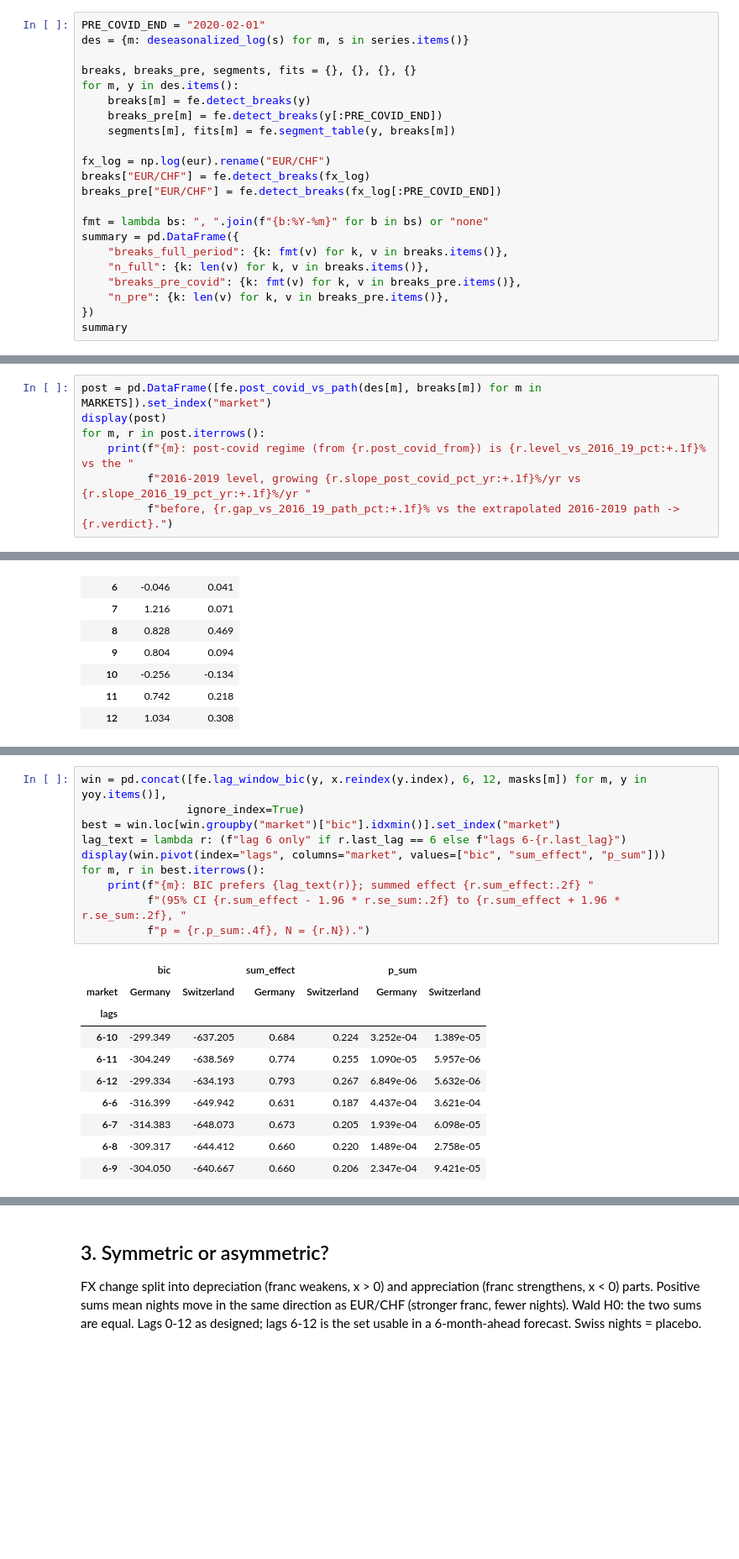
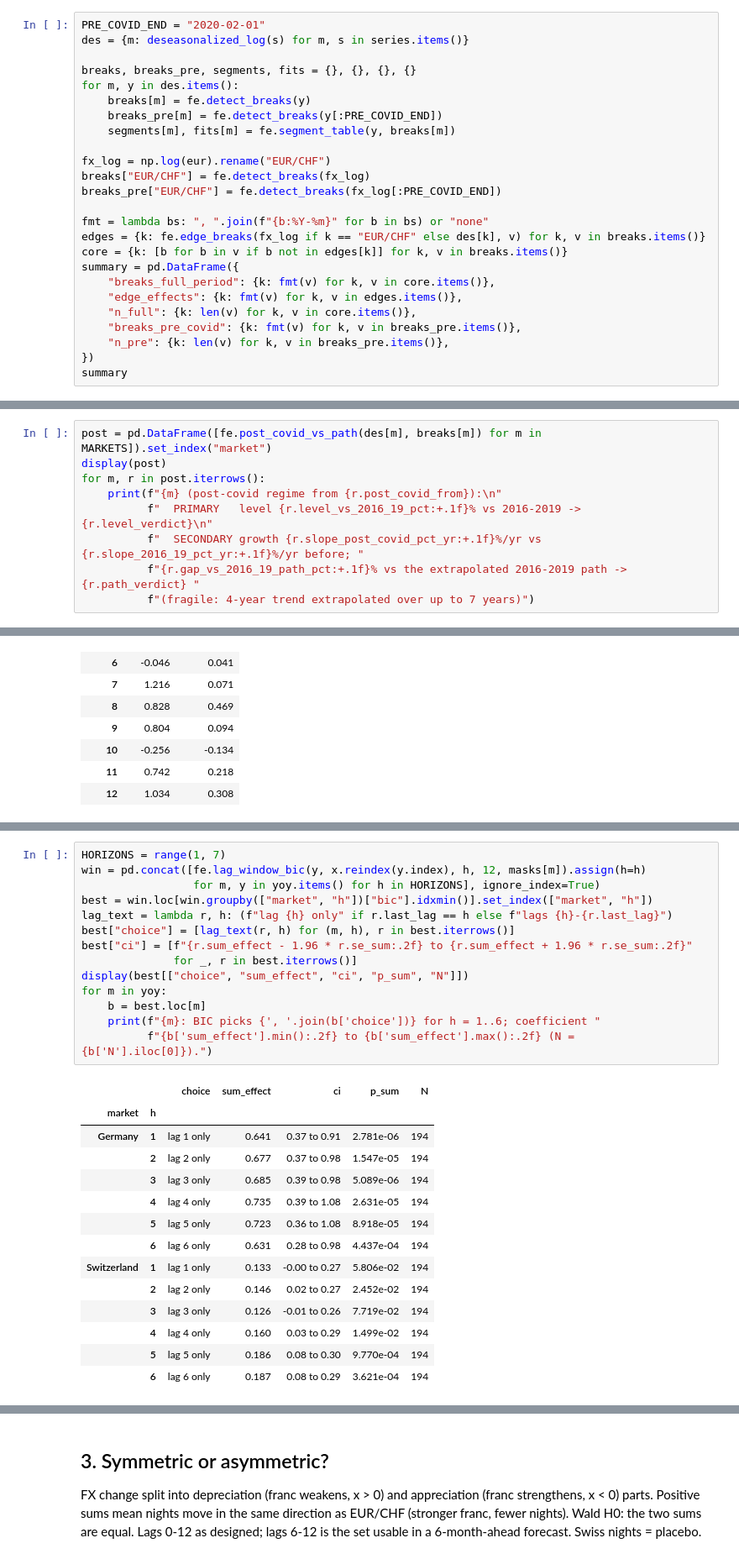
Before and after one commit to Pauulinooo/swiss-tourism-fx, a Jupyter notebook: notebooks/02_fx_effect.ipynb, the cells around one changed output, grey strips where cells are left out. Shown at 84% size. Cells and saved outputs as stored; diff of their text form; blank space fills up the shorter version.

```diff
--- a/notebooks/02_fx_effect.ipynb
+++ b/notebooks/02_fx_effect.ipynb
@@ -70,9 +82,12 @@ breaks["EUR/CHF"] = fe.detect_breaks(fx_log)
 breaks_pre["EUR/CHF"] = fe.detect_breaks(fx_log[:PRE_COVID_END])
 
 fmt = lambda bs: ", ".join(f"{b:%Y-%m}" for b in bs) or "none"
+edges = {k: fe.edge_breaks(fx_log if k == "EUR/CHF" else des[k], v) for k, v in breaks.items()}
+core = {k: [b for b in v if b not in edges[k]] for k, v in breaks.items()}
 summary = pd.DataFrame({
-    "breaks_full_period": {k: fmt(v) for k, v in breaks.items()},
-    "n_full": {k: len(v) for k, v in breaks.items()},
+    "breaks_full_period": {k: fmt(v) for k, v in core.items()},
+    "edge_effects": {k: fmt(v) for k, v in edges.items()},
+    "n_full": {k: len(v) for k, v in core.items()},
     "breaks_pre_covid": {k: fmt(v) for k, v in breaks_pre.items()},
     "n_pre": {k: len(v) for k, v in breaks_pre.items()},
 })
@@ -188,7 +216,9 @@ PosixPath('/Users/yasserpaulino/Desktop/swiss-tourism-fx/reports/figures/07_chan
 post = pd.DataFrame([fe.post_covid_vs_path(des[m], breaks[m]) for m in MARKETS]).set_index("market")
 display(post)
 for m, r in post.iterrows():
-    print(f"{m}: post-covid regime (from {r.post_covid_from}) is {r.level_vs_2016_19_pct:+.1f}% vs the "
-          f"2016-2019 level, growing {r.slope_post_covid_pct_yr:+.1f}%/yr vs {r.slope_2016_19_pct_yr:+.1f}%/yr "
-          f"before, {r.gap_vs_2016_19_path_pct:+.1f}% vs the extrapolated 2016-2019 path -> {r.verdict}.")
+    print(f"{m} (post-covid regime from {r.post_covid_from}):\n"
+          f"  PRIMARY   level {r.level_vs_2016_19_pct:+.1f}% vs 2016-2019 -> {r.level_verdict}\n"
+          f"  SECONDARY growth {r.slope_post_covid_pct_yr:+.1f}%/yr vs {r.slope_2016_19_pct_yr:+.1f}%/yr before; "
+          f"{r.gap_vs_2016_19_path_pct:+.1f}% vs the extrapolated 2016-2019 path -> {r.path_verdict} "
+          f"(fragile: 4-year trend extrapolated over up to 7 years)")
 # %% [output]
@@ -243,21 +279,29 @@ The cumulative sum jumps from lag to lag, confirming that single lags cannot be
 # %%
-win = pd.concat([fe.lag_window_bic(y, x.reindex(y.index), 6, 12, masks[m]) for m, y in yoy.items()],
-                ignore_index=True)
-best = win.loc[win.groupby("market")["bic"].idxmin()].set_index("market")
-lag_text = lambda r: (f"lag 6 only" if r.last_lag == 6 else f"lags 6-{r.last_lag}")
-display(win.pivot(index="lags", columns="market", values=["bic", "sum_effect", "p_sum"]))
-for m, r in best.iterrows():
-    print(f"{m}: BIC prefers {lag_text(r)}; summed effect {r.sum_effect:.2f} "
-          f"(95% CI {r.sum_effect - 1.96 * r.se_sum:.2f} to {r.sum_effect + 1.96 * r.se_sum:.2f}, "
-          f"p = {r.p_sum:.4f}, N = {r.N}).")
+HORIZONS = range(1, 7)
+win = pd.concat([fe.lag_window_bic(y, x.reindex(y.index), h, 12, masks[m]).assign(h=h)
+                 for m, y in yoy.items() for h in HORIZONS], ignore_index=True)
+best = win.loc[win.groupby(["market", "h"])["bic"].idxmin()].set_index(["market", "h"])
+lag_text = lambda r, h: (f"lag {h} only" if r.last_lag == h else f"lags {h}-{r.last_lag}")
+best["choice"] = [lag_text(r, h) for (m, h), r in best.iterrows()]
+best["ci"] = [f"{r.sum_effect - 1.96 * r.se_sum:.2f} to {r.sum_effect + 1.96 * r.se_sum:.2f}"
+              for _, r in best.iterrows()]
+display(best[["choice", "sum_effect", "ci", "p_sum", "N"]])
+for m in yoy:
+    b = best.loc[m]
+    print(f"{m}: BIC picks {', '.join(b['choice'])} for h = 1..6; coefficient "
+          f"{b['sum_effect'].min():.2f} to {b['sum_effect'].max():.2f} (N = {b['N'].iloc[0]}).")
 # %% [output]
-|  | bic |  | sum_effect |  | p_sum |  |
-| market | Germany | Switzerland | Germany | Switzerland | Germany | Switzerland |
-| lags |  |  |  |  |  |  |
-| 6-10 | -299.349 | -637.205 | 0.684 | 0.224 | 3.252e-04 | 1.389e-05 |
-| 6-11 | -304.249 | -638.569 | 0.774 | 0.255 | 1.090e-05 | 5.957e-06 |
-| 6-12 | -299.334 | -634.193 | 0.793 | 0.267 | 6.849e-06 | 5.632e-06 |
-| 6-6 | -316.399 | -649.942 | 0.631 | 0.187 | 4.437e-04 | 3.621e-04 |
-| 6-7 | -314.383 | -648.073 | 0.673 | 0.205 | 1.939e-04 | 6.098e-05 |
-| 6-8 | -309.317 | -644.412 | 0.660 | 0.220 | 1.489e-04 | 2.758e-05 |
-| 6-9 | -304.050 | -640.667 | 0.660 | 0.206 | 2.347e-04 | 9.421e-05 |
+|  |  | choice | sum_effect | ci | p_sum | N |
+| market | h |  |  |  |  |  |
+| Germany | 1 | lag 1 only | 0.641 | 0.37 to 0.91 | 2.781e-06 | 194 |
+|  | 2 | lag 2 only | 0.677 | 0.37 to 0.98 | 1.547e-05 | 194 |
+|  | 3 | lag 3 only | 0.685 | 0.39 to 0.98 | 5.089e-06 | 194 |
+|  | 4 | lag 4 only | 0.735 | 0.39 to 1.08 | 2.631e-05 | 194 |
+|  | 5 | lag 5 only | 0.723 | 0.36 to 1.08 | 8.918e-05 | 194 |
+|  | 6 | lag 6 only | 0.631 | 0.28 to 0.98 | 4.437e-04 | 194 |
+| Switzerland | 1 | lag 1 only | 0.133 | -0.00 to 0.27 | 5.806e-02 | 194 |
+|  | 2 | lag 2 only | 0.146 | 0.02 to 0.27 | 2.452e-02 | 194 |
+|  | 3 | lag 3 only | 0.126 | -0.01 to 0.26 | 7.719e-02 | 194 |
+|  | 4 | lag 4 only | 0.160 | 0.03 to 0.29 | 1.499e-02 | 194 |
+|  | 5 | lag 5 only | 0.186 | 0.08 to 0.30 | 9.770e-04 | 194 |
+|  | 6 | lag 6 only | 0.187 | 0.08 to 0.29 | 3.621e-04 | 194 |
```
Also changed, not shown: parts of 19 cells of this notebook, 3 other files.
